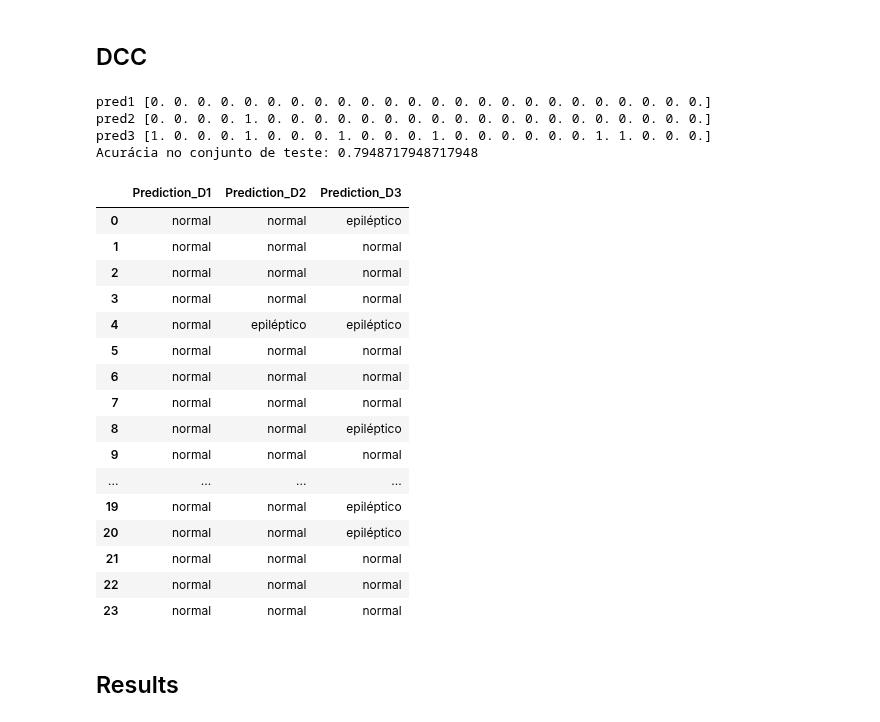
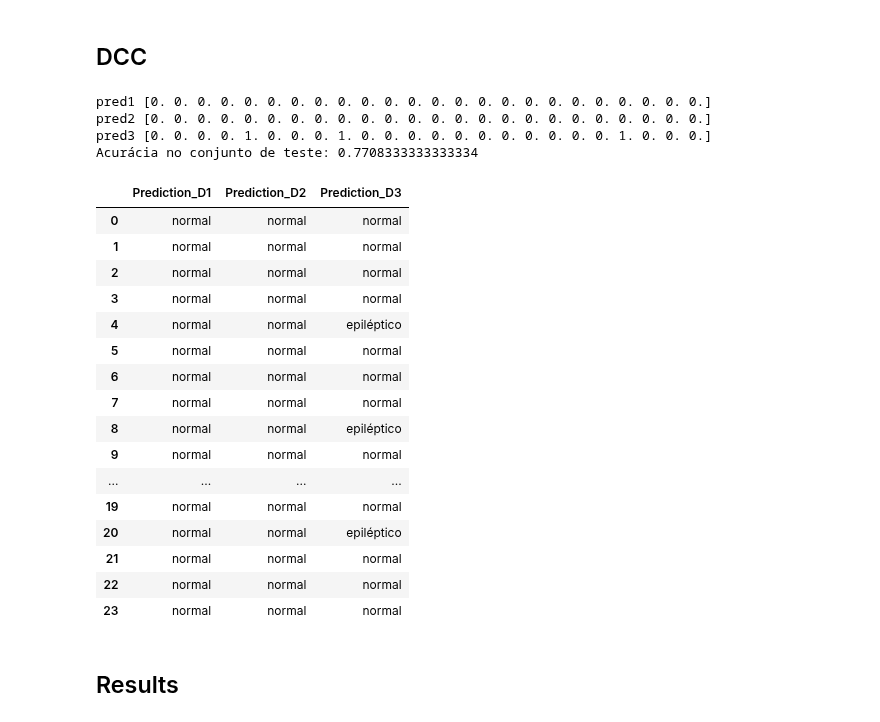
Before and after one commit to caiocmb7/MachineLearning-DS, a Jupyter notebook: Estocasticos/project.ipynb, the cells around one changed output. Drawn from its saved outputs; the diff is of its cells as text; code cells hidden in the pictures.

```diff
--- a/Estocasticos/project.ipynb
+++ b/Estocasticos/project.ipynb
@@ -178,12 +201,17 @@ s2 = np.loadtxt("s2.dat")
 s4 = np.loadtxt("s4.dat")
 s5 = np.loadtxt("s5.dat")
 
+n3 = np.loadtxt("n3.dat")
+n3 = n3[:, 1025:6145]
+s3 = np.loadtxt("s3.dat")
+s3 = s3[:, 1025:6145]
+
 # Criar os rótulos para os dados de treinamento
-y_normal = np.zeros(len(n1) + len(n2) + len(n4) + len(n5))
-y_epileptic = np.ones(len(s1) + len(s2) + len(s4) + len(s5))
+y_normal = np.zeros(len(n1) + len(n2) + len(n3) + len(n4) + len(n5))
+y_epileptic = np.ones(len(s1) + len(s2) + len(s3) + len(s4) + len(s5))
 
 # Concatenar os dados de treinamento
-X_train = np.concatenate((n1, n2, n4, n5, s1, s2, s4, s5))
+X_train = np.concatenate((n1, n2, n3, n4, n5, s1, s2, s3, s4, s5))
 y_train = np.concatenate((y_normal, y_epileptic))
 
 # Dividir os dados em conjunto de treinamento e teste
@@ -288,18 +316,24 @@ s2 = np.loadtxt("s2.dat")
 s4 = np.loadtxt("s4.dat")
 s5 = np.loadtxt("s5.dat")
 
+n3 = np.loadtxt("n3.dat")
+n3 = n3[:, 1025:6145]
+s3 = np.loadtxt("s3.dat")
+s3 = s3[:, 1025:6145]
+
 # Criar os rótulos para os dados de treinamento
-y_normal = np.zeros(len(n1) + len(n2) + len(n4) + len(n5))
-y_epileptic = np.ones(len(s1) + len(s2) + len(s4) + len(s5))
+y_normal = np.zeros(len(n1) + len(n2) + len(n3) + len(n4) + len(n5))
+y_epileptic = np.ones(len(s1) + len(s2) + len(s3) + len(s4) + len(s5))
+
 
 # Concatenar os dados de treinamento
-X = np.concatenate((n1, n2, n4, n5, s1, s2, s4, s5))
+X = np.concatenate((n1, n2, n3, n4, n5, s1, s2, s3, s4, s5))
 y = np.concatenate((y_normal, y_epileptic))
 
 # Realizar o agrupamento dos dados não convulsivos
 k = 3  # Número de clusters (pode ser ajustado)
 kmeans = KMeans(n_clusters=k)
-non_epileptic_data = np.concatenate((n1, n2, n4, n5))
+non_epileptic_data = np.concatenate((n1, n2, n3, n4, n5))
 kmeans.fit(non_epileptic_data)
 non_epileptic_centroids = kmeans.cluster_centers_
 
@@ -414,18 +448,23 @@ s2 = np.loadtxt("s2.dat")
 s4 = np.loadtxt("s4.dat")
 s5 = np.loadtxt("s5.dat")
 
+n3 = np.loadtxt("n3.dat")
+n3 = n3[:, 1025:6145]
+s3 = np.loadtxt("s3.dat")
+s3 = s3[:, 1025:6145]
+
 # Criar os rótulos para os dados de treinamento
-y_normal = np.zeros(len(n1) + len(n2) + len(n4) + len(n5))
-y_epileptic = np.ones(len(s1) + len(s2) + len(s4) + len(s5))
+y_normal = np.zeros(len(n1) + len(n2) + len(n3) + len(n4) + len(n5))
+y_epileptic = np.ones(len(s1) + len(s2) + len(s3) + len(s4) + len(s5))
 
 # Concatenar os dados de treinamento
-X_train = np.concatenate((n1, n2, n4, n5, s1, s2, s4, s5))
+X_train = np.concatenate((n1, n2, n3, n4, n5, s1, s2, s3, s4, s5))
 y_train = np.concatenate((y_normal, y_epileptic))
 
 # Realizar o agrupamento dos dados não convulsivos
 k = 3  # Número de clusters (pode ser ajustado)
 kmeans = KMeans(n_clusters=k)
-epileptic_data = np.concatenate((s1, s2, s4, s5))
+epileptic_data = np.concatenate((s1, s2, s3, s4, s5))
 kmeans.fit(epileptic_data)
 epileptic_centroids = kmeans.cluster_centers_
 
@@ -471,48 +510,48 @@ for value in pred2:
 list_pred3_dcc = []
 for value in pred3:
     if value == 0:
         list_pred3_dcc.append("normal")
     else:
         list_pred3_dcc.append("epileptico")
 
 # Converter as previsões em valores numéricos (0 para normal e 1 para epiléptico)
 list_pred1_dcc = pred1.tolist()
 list_pred2_dcc = pred2.tolist()
 list_pred3_dcc = pred3.tolist()
 
 # Criar DataFrame para comparar as previsões
 df = pd.DataFrame({
     'Prediction_D1': list_pred1_dcc,
     'Prediction_D2': list_pred2_dcc,
     'Prediction_D3': list_pred3_dcc
 })
 
 # Mapear os valores numéricos de volta para as strings 'normal' e 'epiléptico'
 df.replace({0: 'normal', 1: 'epiléptico'}, inplace=True)
 
 # Avaliar o desempenho do modelo nos dados de teste
 accuracy = clf.score(X_test, y_test)
 print("Acurácia no conjunto de teste:", accuracy)
 
 df
 # %% [output]
 pred1 [0. 0. 0. 0. 0. 0. 0. 0. 0. 0. 0. 0. 0. 0. 0. 0. 0. 0. 0. 0. 0. 0. 0. 0.]
-pred2 [0. 0. 0. 0. 1. 0. 0. 0. 0. 0. 0. 0. 0. 0. 0. 0. 0. 0. 0. 0. 0. 0. 0. 0.]
-pred3 [1. 0. 0. 0. 1. 0. 0. 0. 1. 0. 0. 0. 1. 0. 0. 0. 0. 0. 0. 1. 1. 0. 0. 0.]
-Acurácia no conjunto de teste: 0.7948717948717948
+pred2 [0. 0. 0. 0. 0. 0. 0. 0. 0. 0. 0. 0. 0. 0. 0. 0. 0. 0. 0. 0. 0. 0. 0. 0.]
+pred3 [0. 0. 0. 0. 1. 0. 0. 0. 1. 0. 0. 0. 0. 0. 0. 0. 0. 0. 0. 0. 1. 0. 0. 0.]
+Acurácia no conjunto de teste: 0.7708333333333334
 |  | Prediction_D1 | Prediction_D2 | Prediction_D3 |
-| 0 | normal | normal | epiléptico |
+| 0 | normal | normal | normal |
 | 1 | normal | normal | normal |
 | 2 | normal | normal | normal |
 | 3 | normal | normal | normal |
-| 4 | normal | epiléptico | epiléptico |
+| 4 | normal | normal | epiléptico |
 | 5 | normal | normal | normal |
 | 6 | normal | normal | normal |
 | 7 | normal | normal | normal |
 | 8 | normal | normal | epiléptico |
 | 9 | normal | normal | normal |
 | ... | ... | ... | ... |
-| 19 | normal | normal | epiléptico |
+| 19 | normal | normal | normal |
 | 20 | normal | normal | epiléptico |
 | 21 | normal | normal | normal |
 | 22 | normal | normal | normal |
```
Also changed, not shown: parts of 9 cells of this notebook.
